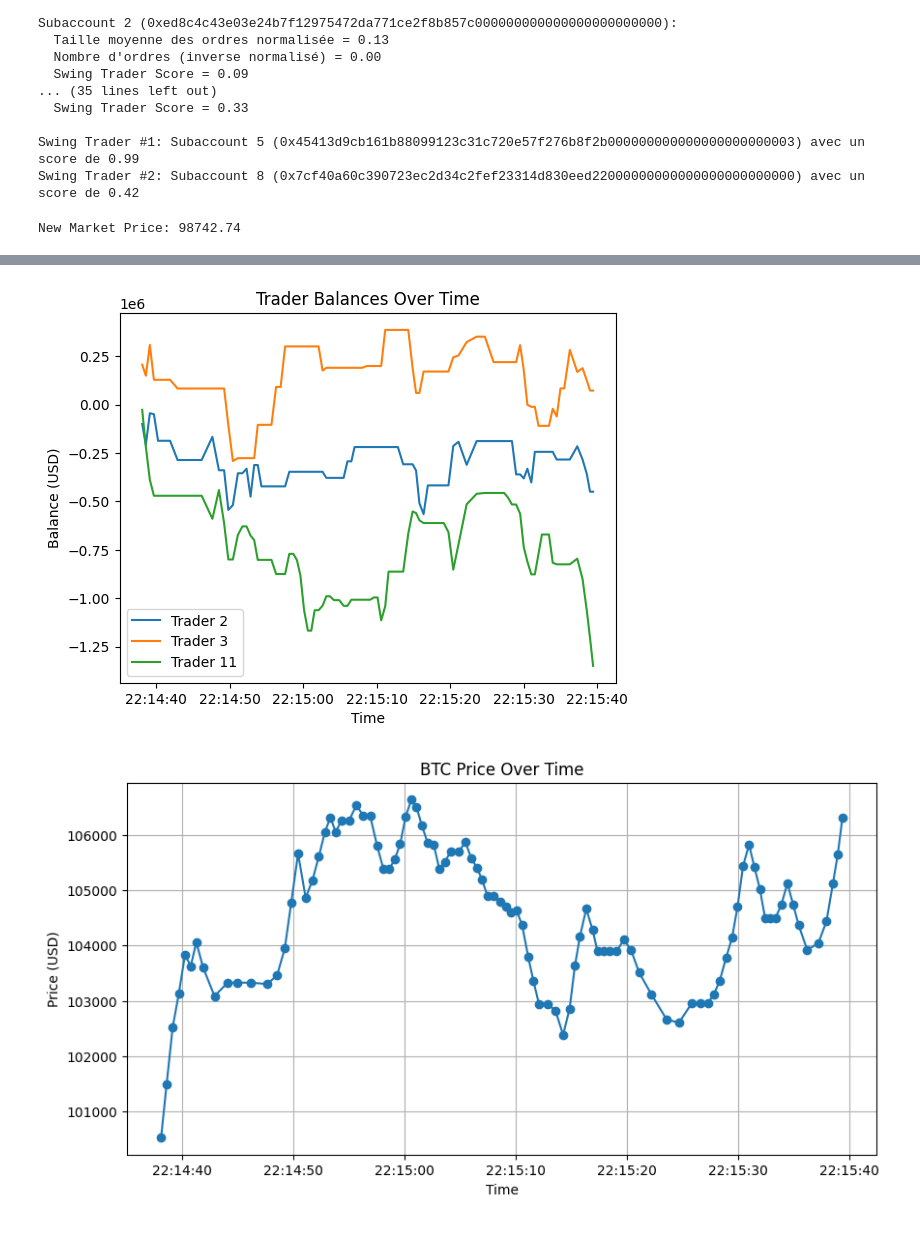
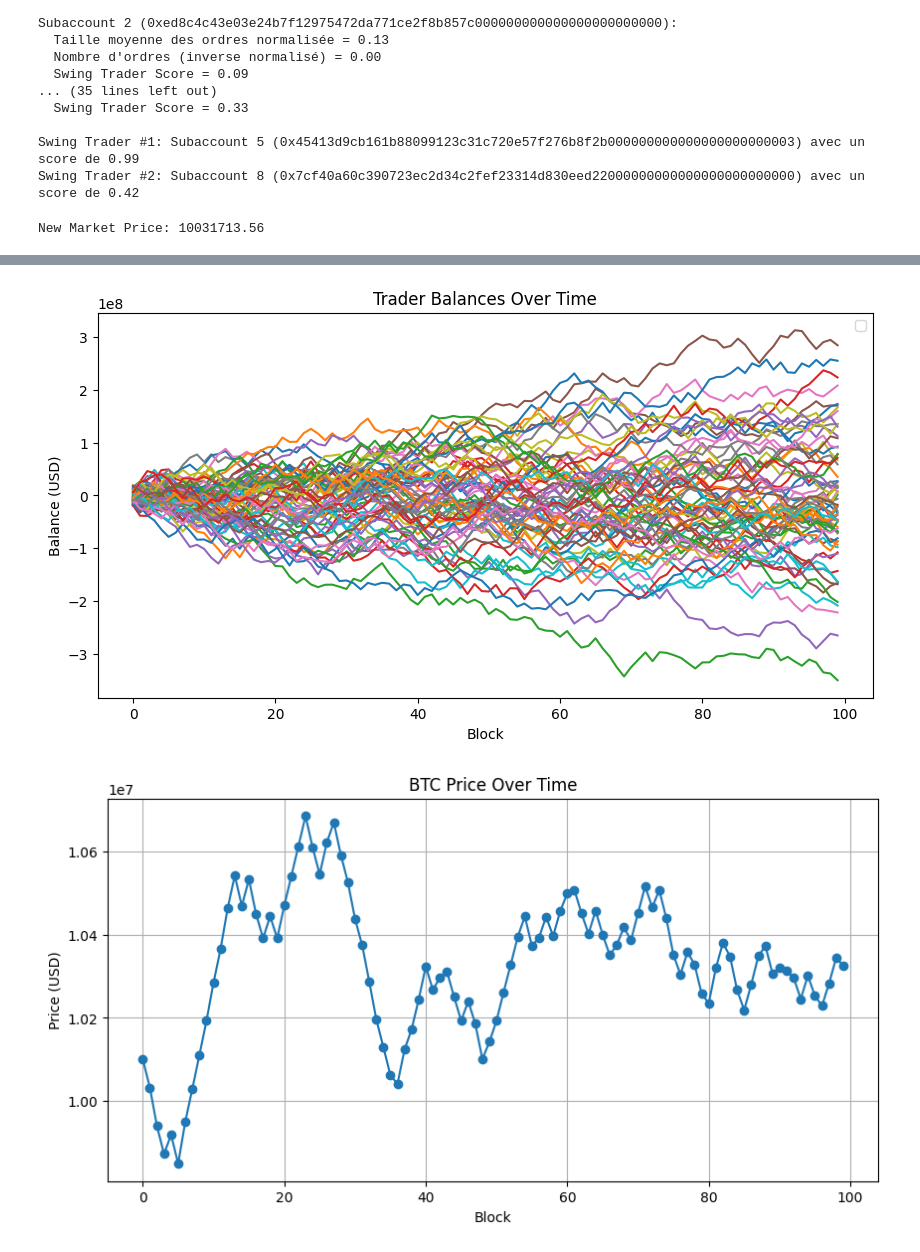
Before and after one commit to Plasmow/perplex_trading, a Jupyter notebook: perplex_simulation.ipynb, the cells around one changed output, grey strips where cells are left out. Cells and saved outputs as stored; diff of their text form; code cells hidden in the pictures.

```diff
--- a/perplex_simulation.ipynb
+++ b/perplex_simulation.ipynb
@@ -494,7 +496,7 @@ class ArbitrageTrader(Trader):
 
 class Market:
     """Classe représentant le marché et la mise à jour du prix."""
-    def __init__(self, initial_price=100000, alpha=1, beta = 1):
+    def __init__(self, initial_price=10000000, alpha=5, beta = 1):
         self.old_price = initial_price  # Prix précédent du marché
         self.price = initial_price # Prix actuel du marché
         self.alpha = alpha  # Coefficient d'impact des ordres sur le prix
@@ -507,15 +509,15 @@ class Market:
 
         buy_volume = 0
         for _, row in df_orders.iterrows() :
-            if row['OrderType'] == 'BUY' and row['Block'] == order_book.block :
+            if row['OrderType'] == 'BUY' and row['Block'] == order_book.block-1 :
                 buy_volume += row['Quantity']
         sell_volume = 0
         for _, row in df_orders.iterrows() :
-            if row['OrderType'] == 'SELL' and row['Block'] == order_book.block :
+            if row['OrderType'] == 'SELL' and row['Block'] == order_book.block-1 :
                 sell_volume += row['Quantity']
         liquidation_volume = 0
         for _, row in df_orders.iterrows() :
-            if row['Action'] == 'EVENT_LIQ' and row['Block'] == order_book.block :
+            if row['Action'] == 'EVENT_LIQ' and row['Block'] == order_book.block-1 :
                 liquidation_volume += row['Quantity']
         liquidation_volume *= self.price
 
@@ -540,7 +542,7 @@ class Market:
 market = Market()
 new_price = market.update_price(order_book)
 # %% [output]
-New Market Price: 98742.74
+New Market Price: 10031713.56
 # %%
 import pandas as pd
 import random
@@ -551,7 +553,7 @@ class Order:
     """Représente un ordre dans le carnet d'ordres."""
     def __init__(self, trader, order_type, price, quantity, market_price):
         self.order_hash = self.generate_order_hash()
-        self.block = self.get_current_block()
+        self.block = order_book.block
         self.action = "EVENT_NEW"
         self.price = self.adjust_price(price, market_price)
         self.quantity = quantity
@@ -561,11 +563,6 @@ class Order:
     def generate_order_hash(self):
         """Génère un hash unique pour l'ordre."""
         return hashlib.sha256(str(random.randint(0, int(1e9))).encode()).hexdigest()[:10]
-
-    def get_current_block(self):
-        """Simule un bloc de transaction basé sur le timestamp."""
-        order_book.block = int(datetime.timestamp(datetime.now()))
-        return order_book.block
 
     def adjust_price(self, base_price, market_price):
         """Ajuste le prix de l'ordre en fonction du prix du marché."""
@@ -584,12 +581,13 @@ class OrderBook:
     """Carnet d'ordres gérant les transactions et influencé par le prix du marché."""
     def __init__(self, market):
         self.orders = []
-        self.block = int(datetime.timestamp(datetime.now()))
+        self.block = 0
         self.market = market  # Référence au marché
 
     def add_order(self, trader, order_type, quantity):
         """Ajoute un nouvel ordre influencé par le prix du marché actuel."""
         order = Order(trader, order_type, self.market.price, quantity, self.market.price)
+        order.update_trader_balance(trader,market.price)
         self.orders.append(order)
 
     def get_order_book_df(self):
@@ -615,9 +613,9 @@ traders = []
 id = 0
 market_price = market.price
 
-nb_degens = 4
-nb_market_makers = 6
-nb_swing_traders = 2
+nb_degens = 20
+nb_market_makers = 70
+nb_swing_traders = 10
 nb_arbitrage_traders = 0
 
 for _ in range(nb_degens) :
@@ -632,6 +630,8 @@ for _ in range(nb_swing_traders) :
     trader = SwingTrader(id,random.randint(1000, 50000), market_price)
     traders.append(trader)
     id += 1
+
+id = 1000
 for _ in range(nb_arbitrage_traders) :
     trader = ArbitrageTrader(id,random.randint(1000, 50000), market_price)
     traders.append(trader)
@@ -650,50 +650,51 @@ liquidated_history = []
 traders_prices={trader.trader_id:[] for trader in traders}
 
 # Simulation over multiple time steps
-for _ in range(100):  # For example, 100 time steps
+for i in range(100):  # For example, 100 time steps
     neighbor_positions = [trader.position for trader in traders]
     herd_position = max(set(neighbor_positions), key=neighbor_positions.count) if neighbor_positions else "BUY"
     # Generate random orders for each trader
     for trader in traders:
-        if trader.position == "LIQUIDATED":
-            liquidated += 1
-            traders = [t for t in traders if t.trader_id != trader.trader_id]
-        else :
-            order_type, quantity = trader.what_does_he_do(market.price, market.trend, herd_position)
-            order = Order(trader, order_type, market.price, quantity, market.price)
-            order_book.add_order(trader, order_type, quantity)
-            order.update_trader_balance(trader,market.price)
+        if trader.trader_id < 1000 or i>60:
+            if trader.position == "LIQUIDATED":
+                liquidated += 1
+                traders = [t for t in traders if t.trader_id != trader.trader_id]
+            else :
+                order_type, quantity = trader.what_does_he_do(market.price, market.trend, herd_position)
+                order_book.add_order(trader, order_type, quantity)
+    order_book.block += 1
 
     df_order_book = order_book.get_order_book_df()
     new_price = market.update_price(order_book)
     for trader in traders:
         traders_prices[trader.trader_id].append(trader.balance)
     prices.append(new_price)
-    timestamps.append(datetime.now())
+    timestamps.append(i)
     liquidated_history.append(liquidated)
 print("Liquidated :" f"{liquidated}")
 
 # Affichage du carnet d'ordres sous forme de DataFrame
 df_order_book = order_book.get_order_book_df()
 df_order_book.to_csv("order_book.csv", index=False)
-print(df_order_book)
 
 # Convert timestamps and prices to a DataFrame for plotting
 df_prices = pd.DataFrame({'time': timestamps, 'price': prices})
 df_liquidated = pd.DataFrame({'time': timestamps, 'Cumulation of Liquidated Traders': liquidated_history})
 df_trader_balances = {trader.trader_id: pd.DataFrame({'time': timestamps, "trader": traders_prices[trader.trader_id]}) for trader in traders}
+
+plt.figure(figsize=(10, 5))
 for trader in traders:
-    plt.plot(df_trader_balances[trader.trader_id]['time'], df_trader_balances[trader.trader_id]["trader"], label=f"Trader {trader.trader_id}")
+    plt.plot(df_trader_balances[trader.trader_id]['time'], df_trader_balances[trader.trader_id]["trader"])
     plt.legend()
     plt.title('Trader Balances Over Time')
-    plt.xlabel('Time')
+    plt.xlabel('Block')
     plt.ylabel('Balance (USD)')
 
 # Plotting the prices over time
 plt.figure(figsize=(10, 5))
 plt.plot(df_prices['time'], df_prices['price'], marker='o')
 plt.title('BTC Price Over Time')
-plt.xlabel('Time')
+plt.xlabel('Block')
 plt.ylabel('Price (USD)')
 plt.grid(True)
 plt.show()
@@ -701,7 +702,7 @@ plt.show()
 plt.figure(figsize=(10, 5))
 plt.plot(df_liquidated['time'], df_liquidated['Cumulation of Liquidated Traders'], marker='o')
 plt.title('Cumulation of Liquidated Traders over time')
-plt.xlabel('Time')
+plt.xlabel('Block')
 plt.ylabel('Cumulation of Liquidated Traders')
 plt.grid(True)
 plt.show()
@@ -726,2 +727,2 @@ Trader 7: MarketMaker, Balance: 29308, Leverage: 2, Herding Prob: 0.1
-[figure, old version]
+[figure, new version]
-[figure, old version]
+[figure, new version]
```
Also changed, not shown: parts of 3 cells of this notebook.
